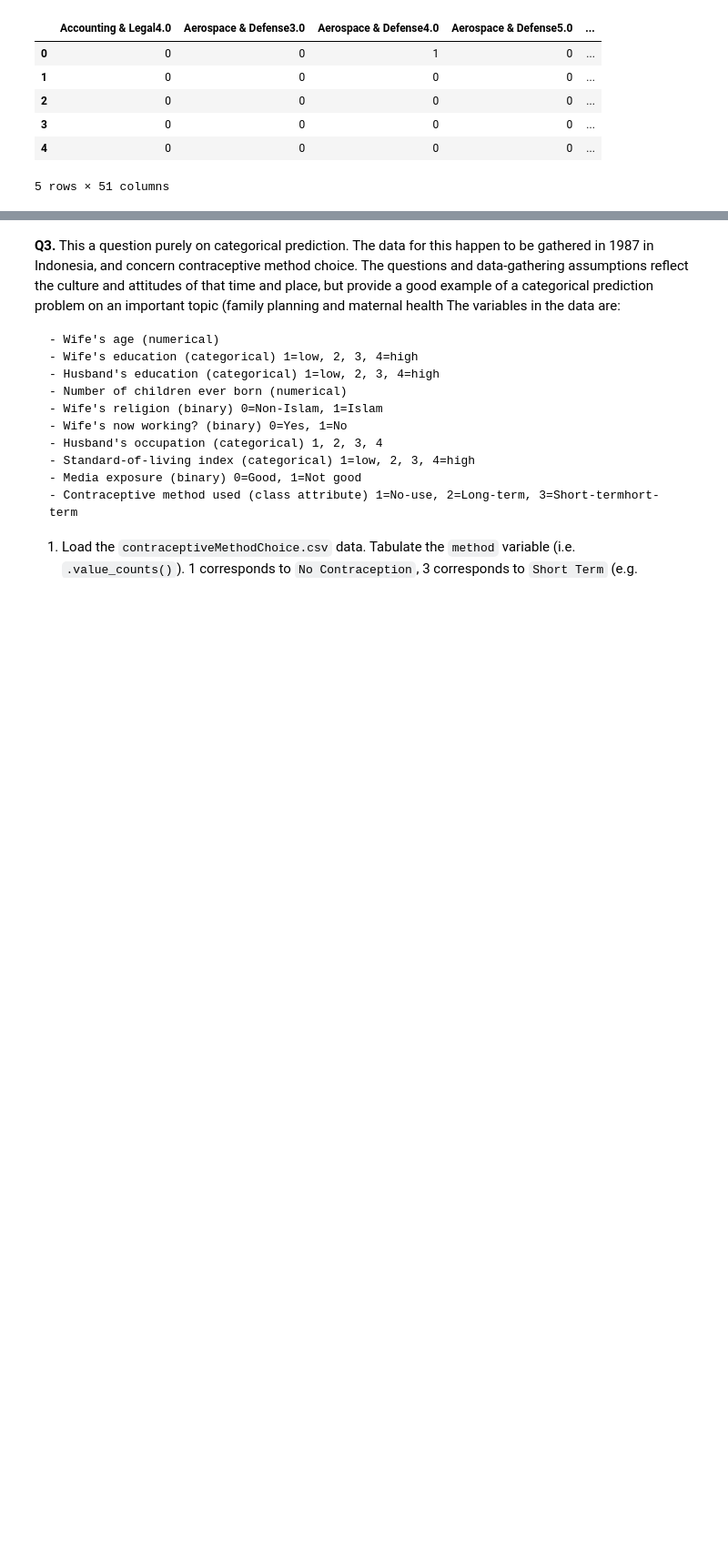
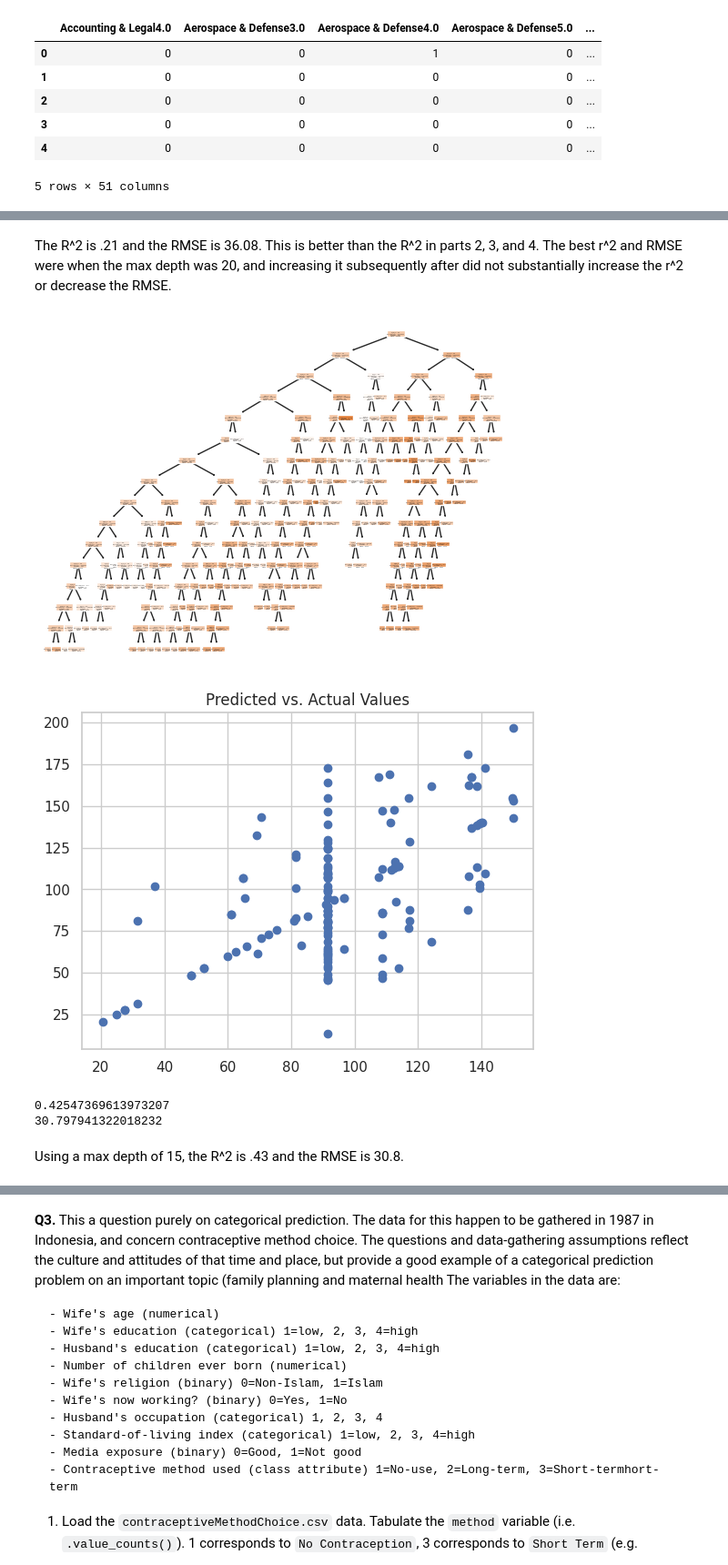
Before and after one commit to embrown1292/DS_3001, a Jupyter notebook: Copy_of_assignment4.ipynb, the cells around one changed output, grey strips where cells are left out. Shown at 91% size. Saved outputs shown, nothing was run; the diff lists cells and outputs as text; code cells hidden in the pictures; blank space fills up the shorter version.

```diff
--- a/Copy_of_assignment4.ipynb
+++ b/Copy_of_assignment4.ipynb
@@ -1113,0 +1114,47 @@ print(R2_cart)
+# %% [markdown]
+The R^2 is .21 and the RMSE is 36.08. This is better than the R^2 in parts 2, 3, and 4. The best r^2 and RMSE were when the max depth was 20, and increasing it subsequently after did not substantially increase the r^2 or decrease the RMSE.
+# %%
+# Test-train split
+X = ndf2.drop(('avg_salary'), axis=1)
+
+rating_onehot4 = pd.get_dummies(X, columns=['Size','Sector','job_state', 'Rounded','sector_rate'])
+y = ndf2['avg_salary']
+
+from sklearn.model_selection import train_test_split
+X_train, X_test, y_train, y_test = train_test_split(rating_onehot4, y, test_size=0.2, random_state=50)
+# %%
+## Decision Trees
+from sklearn import tree
+N_test = len(y_test)
+model = tree.DecisionTreeRegressor(max_depth=15) # Fit the classifier, did a
+# bunch of different max depth to try to find the optimal r^2 & predicted vs.
+# actual values
+cart = model.fit(X_train, y_train)
+tree.plot_tree(cart,filled=True)
+plt.show()
+
+## Make Predictions on the Test Set
+y_hat_cart = cart.predict(X_test)
+residuals_cart = y_test - y_hat_cart
+
+
+## True versus predicted plot:
+plt.scatter(x=y_hat_cart,y=y_test)
+plt.title('Predicted vs. Actual Values')
+plt.show()
+
+
+## Metrics:
+SSE_cart = np.sum( (y_test-y_hat_cart)**2 )
+MSE_cart = (1/N_test)*np.sum( (y_test-y_hat_cart)**2 )
+RMSE_cart = (SSE_cart/N_test)**(1/2)
+R2_cart = 1 - SSE_cart/TSS
+print(R2_cart)
+print(RMSE_cart)
+# %% [output]
+[figure, added]
+[figure, added]
+0.42547369613973207
+30.797941322018232
+# %% [markdown]
+Using a max depth of 15, the R^2 is .43 and the RMSE is 30.8.
```
Also changed, not shown: parts of 32 cells of this notebook.
